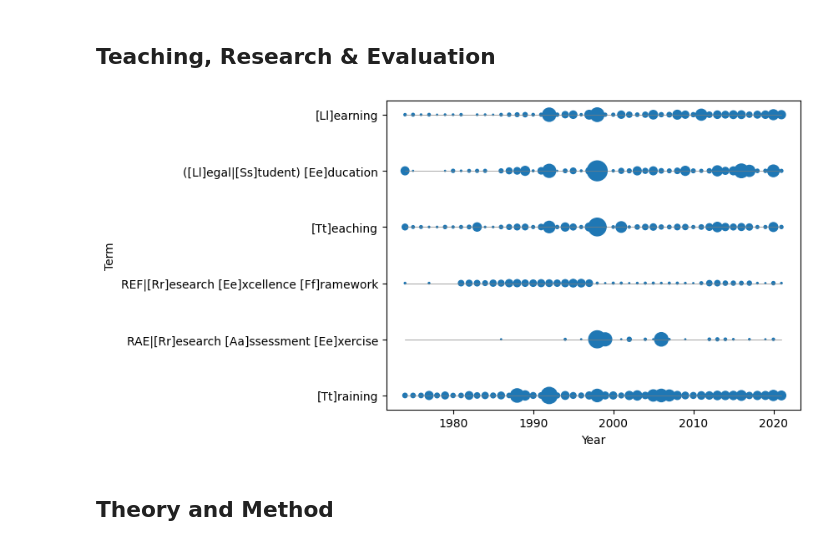
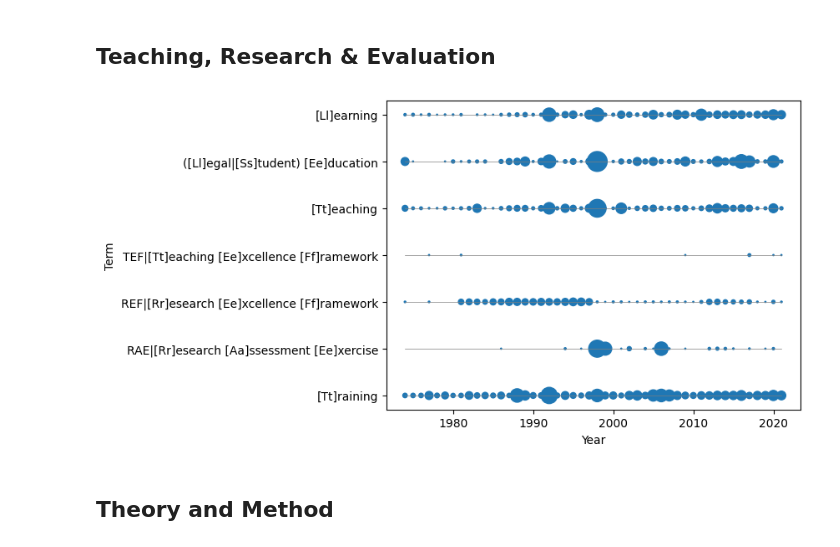
Before and after one commit to cboulanger/jls-bibliometry, a Jupyter notebook: jls-corpus-analyses.ipynb, the cells around one changed output. Saved outputs shown, nothing was run; the diff lists cells and outputs as text; code cells hidden in the pictures.

Commit message:
Add zfrsoz graphs

```diff
--- a/jls-corpus-analyses.ipynb
+++ b/jls-corpus-analyses.ipynb
@@ -67,10 +63,11 @@ plot_by_year(data, file='docs/jls-ts-tf-topicality.png')
 # %% [markdown]
 ## Teaching, Research & Evaluation
 # %%
-data = prepare_data(articles_df, [r'[Tt]raining',r'RAE|[Rr]esearch [Aa]ssessment [Ee]xercise',r'REF|[Rr]esearch [Ee]xcellence [Ff]ramework', r'[Tt]eaching',r'([Ll]egal|[Ss]tudent) [Ee]ducation', r'[Ll]earning'])
+from scripts.occurrence_by_year_scatter import prepare_data, plot_by_year
+data = prepare_data(articles_df, [r'[Tt]raining',r'RAE|[Rr]esearch [Aa]ssessment [Ee]xercise',r'REF|[Rr]esearch [Ee]xcellence [Ff]ramework', r'TEF|[Tt]eaching [Ee]xcellence [Ff]ramework', r'[Tt]eaching',r'([Ll]egal|[Ss]tudent) [Ee]ducation', r'[Ll]earning'])
 plot_by_year(data, file='docs/jls-ts-tf-teaching-research-evaluation.png')
 # %% [output]
-[figure, old version]
+[figure, new version]
 # %% [markdown]
 ## Theory and Method
 # %%
```
Also changed, not shown: parts of 6 cells of this notebook, 15 other files.
